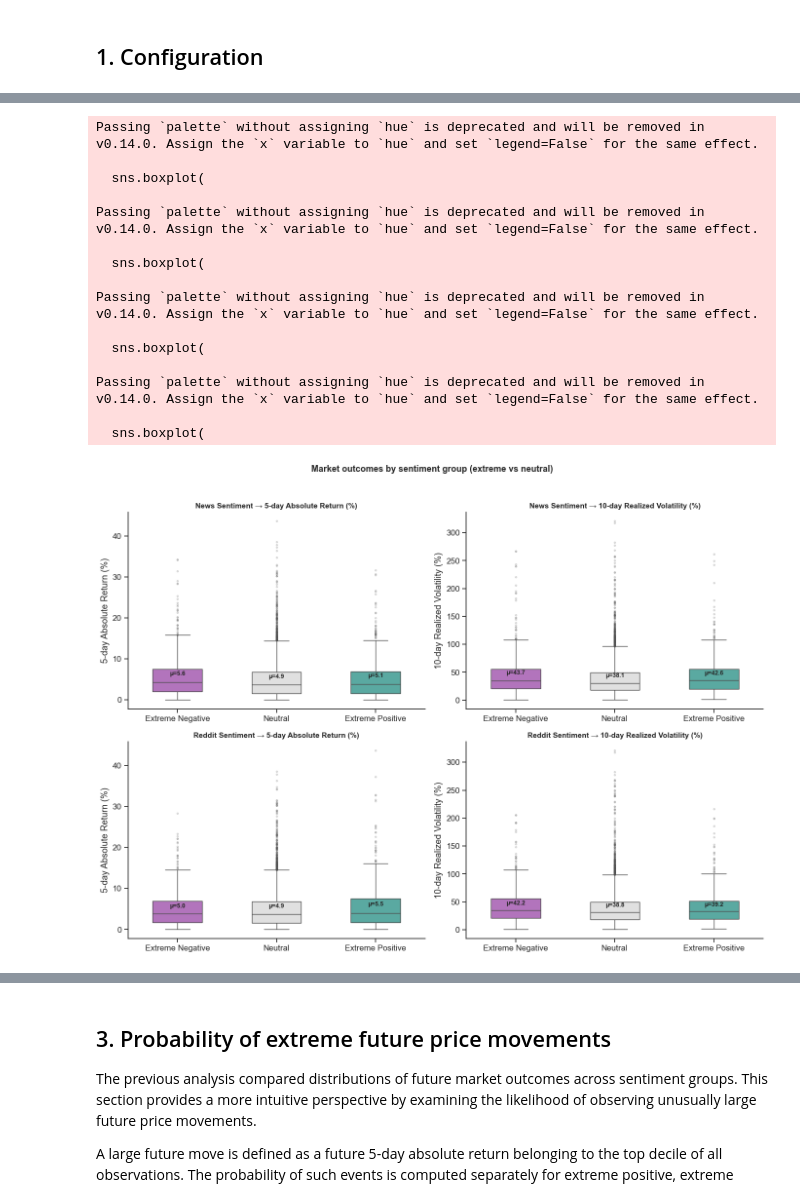
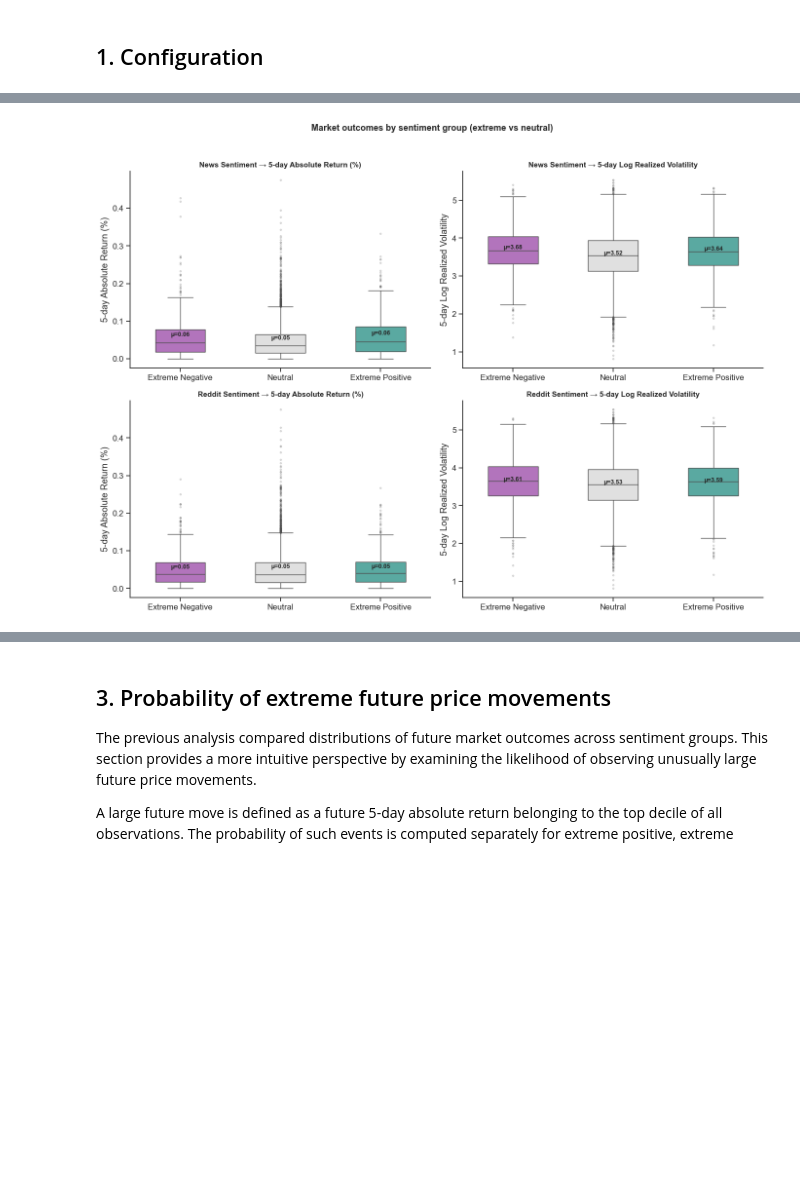
Before and after one commit to gaga1307/nlp_stock_market, a Jupyter notebook: 11_additional_analysis.ipynb, the cells around one changed output, grey strips where cells are left out. Saved outputs shown, nothing was run; the diff lists cells and outputs as text; code cells hidden in the pictures; blank space fills up the shorter version.

Commit message:
fix: changes in additional analysis for extreme sentiment analysis

```diff
--- a/11_additional_analysis.ipynb
+++ b/11_additional_analysis.ipynb
@@ -30,6 +30,11 @@ sns.set_theme(style="ticks", font_scale=1.1)
 df = pd.read_csv('datasets/final/initial_processed_dataset.csv')
 df['date'] = pd.to_datetime(df['date'])
 df = df.sort_values('date').reset_index(drop=True)
+# %%
+df['return_1d'] = (
+    df.groupby('company')['close']
+    .transform(lambda x: np.log(x / x.shift(1)))
+)
 # %% [markdown]
 The analysis focuses on future market outcomes rather than contemporaneous relationships.
 
@@ -39,14 +48,15 @@ Future realized volatility is represented by the previously constructed 10-day v
 # %%
 df_analysis = df.copy()
 
+
 df_analysis['return_5d_fwd'] = (
-    df_analysis.groupby('company')['return_5d']
-    .shift(-5)
+    df_analysis.groupby('company')['return_1d']
+    .transform(lambda x: x.shift(-1).rolling(5).sum())
 )
 
 df_analysis['abs_return_5d_fwd'] = df_analysis['return_5d_fwd'].abs()
 
-df_analysis['fwd_volatility'] = df_analysis['target_volatility_10d']
+df_analysis['fwd_volatility'] = df_analysis['target_log_volatility_5d']
 
 # Handle NaN values
 df_analysis[['news_sentiment', 'reddit_sentiment']] = df_analysis[['news_sentiment', 'reddit_sentiment']].fillna(0)
@@ -94,7 +104,6 @@ def extreme_sentiment_analysis(df, sentiment_col, company=None, percentile=10):
         company      : filter by company (None = all companies)
         percentile   : threshold for extreme sentiment (default 10%)
     """
-
 
     if company:
         data = df[df['company'] == company].copy()
@@ -110,9 +119,10 @@ def extreme_sentiment_analysis(df, sentiment_col, company=None, percentile=10):
 
     results = []
 
+
     for metric, label in [
         ('abs_return_5d_fwd', '5-day |Return| (%)'),
-        ('fwd_volatility',    '10-day Volatility (%)')
+        ('fwd_volatility',    '5-day Log Realized Volatility')
     ]:
 
         groups = {
@@ -205,56 +215,41 @@ for row, (sentiment_col, label, data) in enumerate([
 ]):
     for col, (metric, metric_label) in enumerate([
         ('abs_return_5d_fwd', '5-day Absolute Return (%)'),
-        ('fwd_volatility',    '10-day Realized Volatility (%)')
+        ('fwd_volatility',    '5-day Log Realized Volatility')
     ]):
         ax = axes[row, col]
 
         sns.boxplot(
             data=data,
             x='sentiment_group',
             y=metric,
             order=group_order,
             palette=group_colors,
             ax=ax,
             width=0.5,
             flierprops=dict(marker='o', markersize=2, alpha=0.3)
         )
 
         # Add mean value
         means = data.groupby('sentiment_group')[metric].mean()
         for i, g in enumerate(group_order):
             if g in means:
-                ax.text(i, means[g], f'μ={means[g]:.1f}',
+                ax.text(i, means[g], f'μ={means[g]:.2f}',
                         ha='center', va='bottom', fontsize=9,
                         fontweight='bold')
 
         ax.set_title(f'{label} → {metric_label}',
                      fontsize=11, fontweight='bold')
         ax.set_xlabel('')
         ax.set_ylabel(metric_label)
         sns.despine(ax=ax)
 
 plt.suptitle('Market outcomes by sentiment group (extreme vs neutral)',
              fontsize=13, fontweight='bold', y=1.02)
 plt.tight_layout()
 plt.show()
 # %% [output]
-Passing `palette` without assigning `hue` is deprecated and will be removed in v0.14.0. Assign the `x` variable to `hue` and set `legend=False` for the same effect.
-
-  sns.boxplot(
-
-Passing `palette` without assigning `hue` is deprecated and will be removed in v0.14.0. Assign the `x` variable to `hue` and set `legend=False` for the same effect.
-
-  sns.boxplot(
-
-Passing `palette` without assigning `hue` is deprecated and will be removed in v0.14.0. Assign the `x` variable to `hue` and set `legend=False` for the same effect.
-
-  sns.boxplot(
-
-Passing `palette` without assigning `hue` is deprecated and will be removed in v0.14.0. Assign the `x` variable to `hue` and set `legend=False` for the same effect.
-
-  sns.boxplot(
-[figure, old version]
+[figure, new version]
 # %%
 print('=== Results by company — News sentiment ===\n')
 
```
Also changed, not shown: parts of 12 cells of this notebook.
